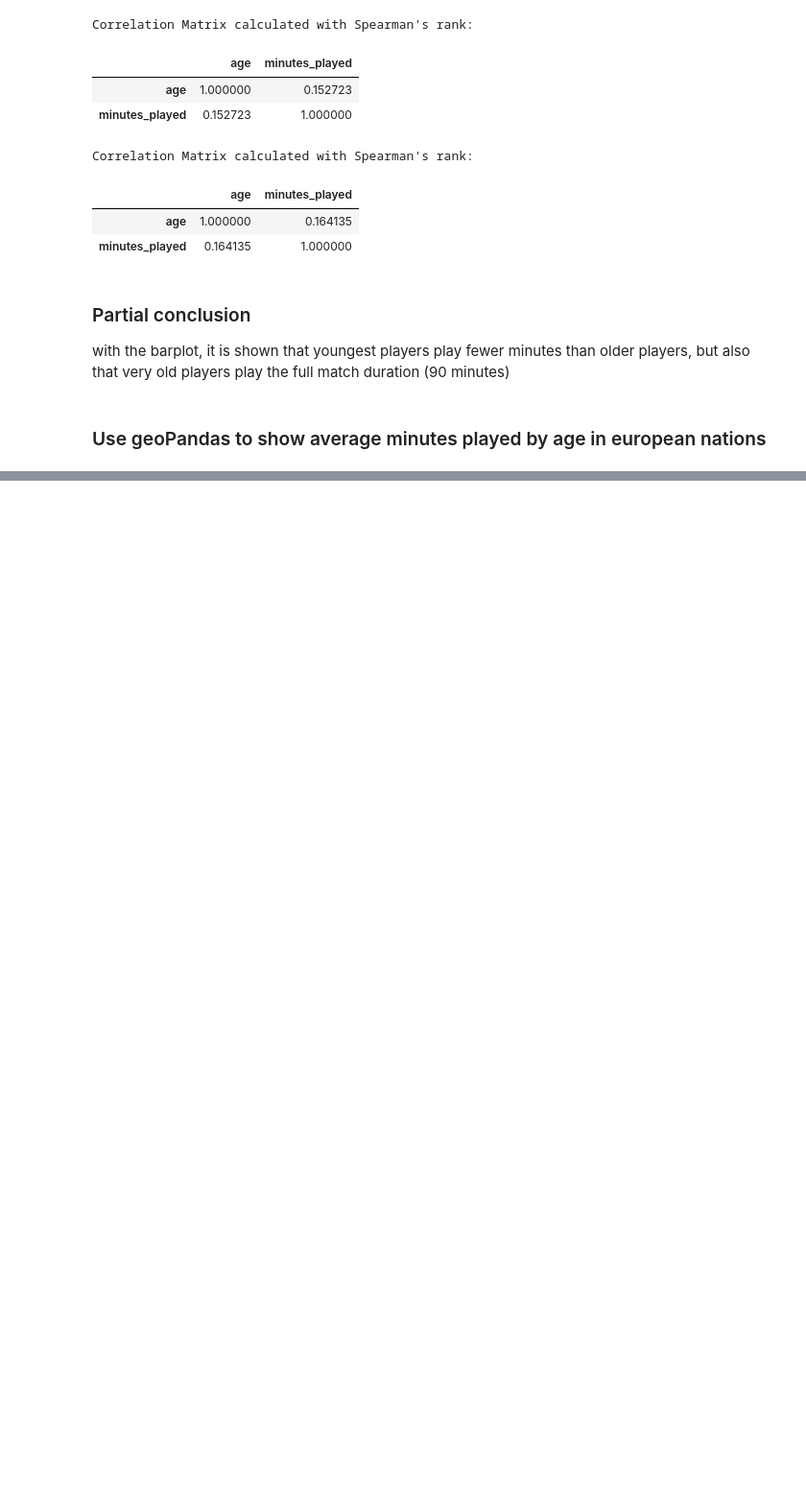
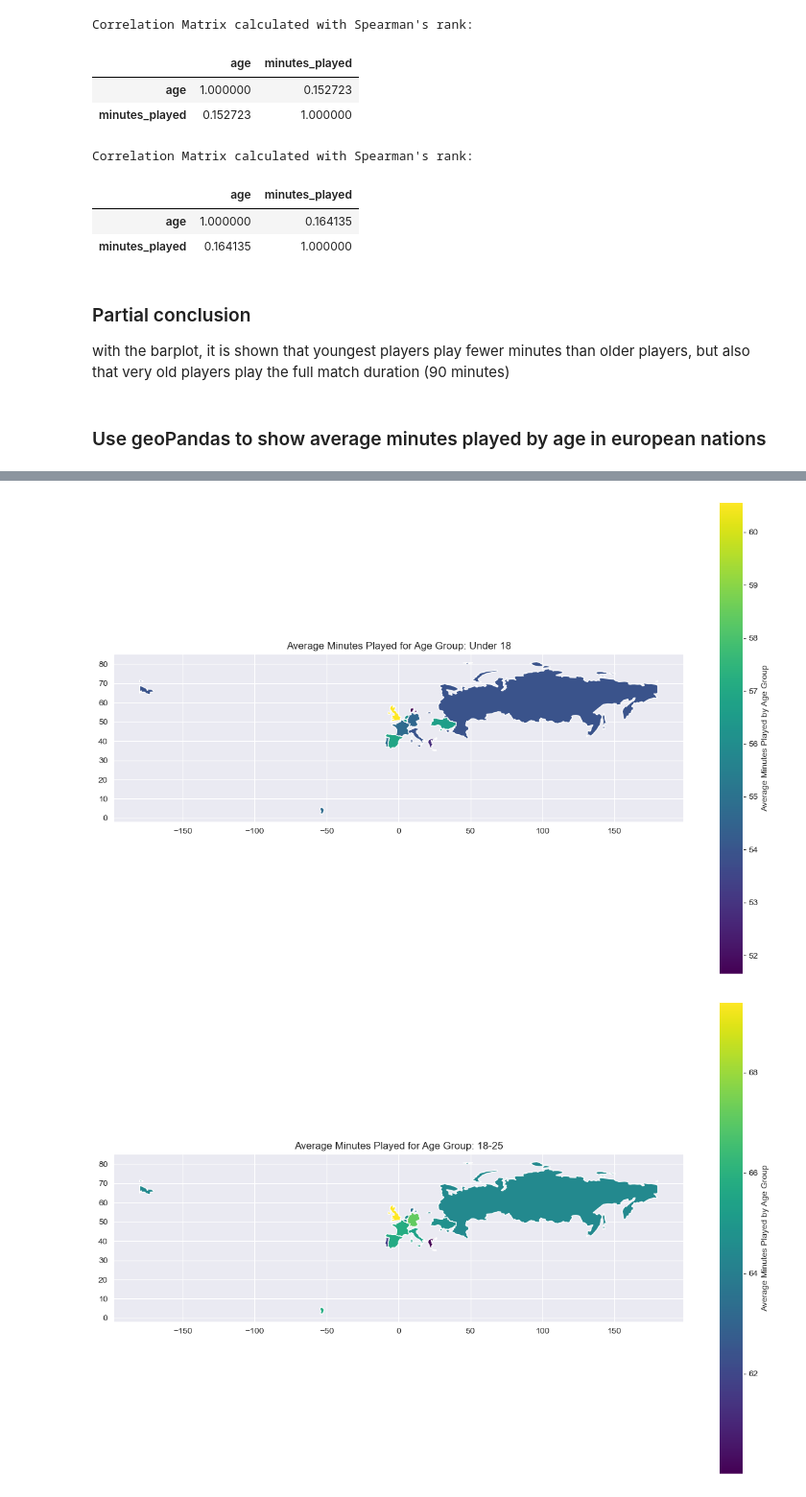
Before and after one commit to BonincontroL/IumTweb_project, a Jupyter notebook: solution/DataAnalysis/JupyterNotebooks/appearances.ipynb, the cells around one changed output, grey strips where cells are left out. Shown at 96% size. Drawn from its saved outputs; the diff is of its cells as text; code cells hidden in the pictures; blank space fills up the shorter version.

```diff
--- a/solution/DataAnalysis/JupyterNotebooks/appearances.ipynb
+++ b/solution/DataAnalysis/JupyterNotebooks/appearances.ipynb
@@ -429,0 +455,18 @@ play the full match duration (90 minutes)
+# %%
+
+age_groups = league_age_analysis_reset['age_group'].unique()  # Get unique age groups
+
+for age in age_groups:
+    # Filter data for the age group
+    age_data = world[world['age_group'] == age]
+
+    # Plotting
+    fig, ax = plt.subplots(1, 1, figsize=(15, 10))
+    age_data.plot(column='average_minutes_played', ax=ax, legend=True,
+                  legend_kwds={'label': "Average Minutes Played by Age Group"},
+                  cmap='viridis')  # or any other colormap
+    ax.set_title(f'Average Minutes Played for Age Group: {age}')
+    plt.show()
+# %% [output]
+[figure, added]
+[figure, added]
```
Also changed, not shown: parts of 12 cells of this notebook.
